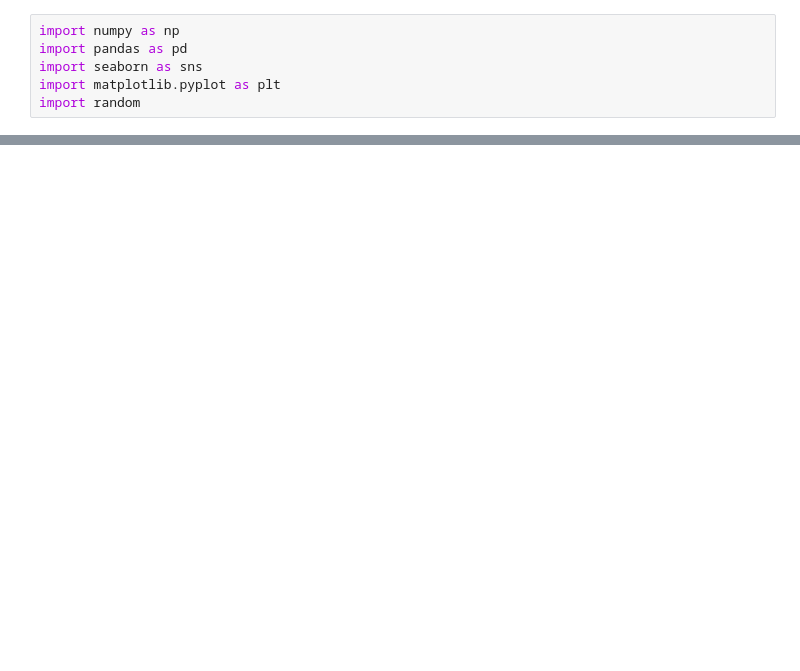
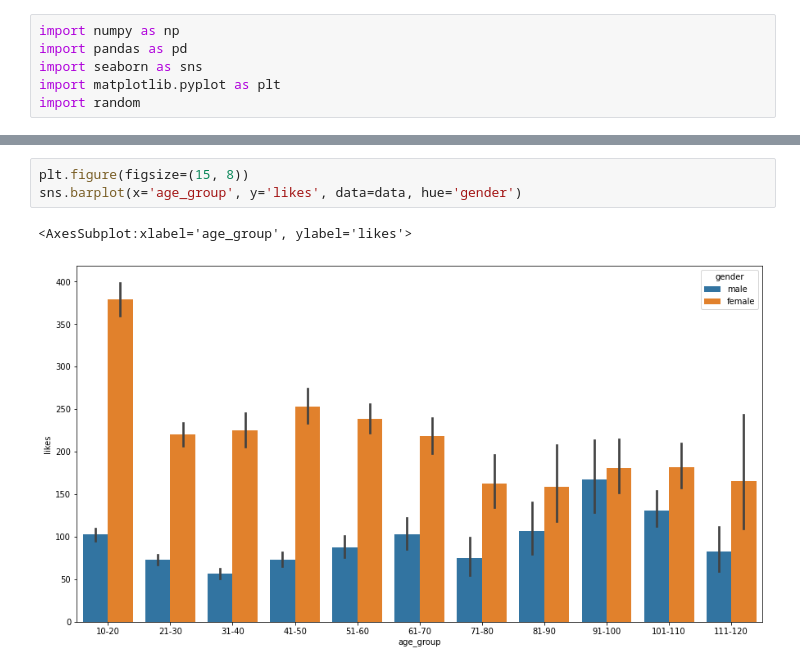
Before and after one commit to hunine/dut-data-science-midterm, a Jupyter notebook: main.ipynb, the cells around one changed output, grey strips where cells are left out. Saved outputs shown, nothing was run; the diff lists cells and outputs as text; blank space fills up the shorter version.

```diff
--- a/main.ipynb
+++ b/main.ipynb
@@ -41,0 +118,6 @@ bootstrap(3000, 100, 90)
+# %%
+plt.figure(figsize=(15, 8))
+sns.barplot(x='age_group', y='likes', data=data, hue='gender')
+# %% [output]
+<AxesSubplot:xlabel='age_group', ylabel='likes'>
+[figure, added]
```
Also changed, not shown: parts of 30 cells of this notebook.
